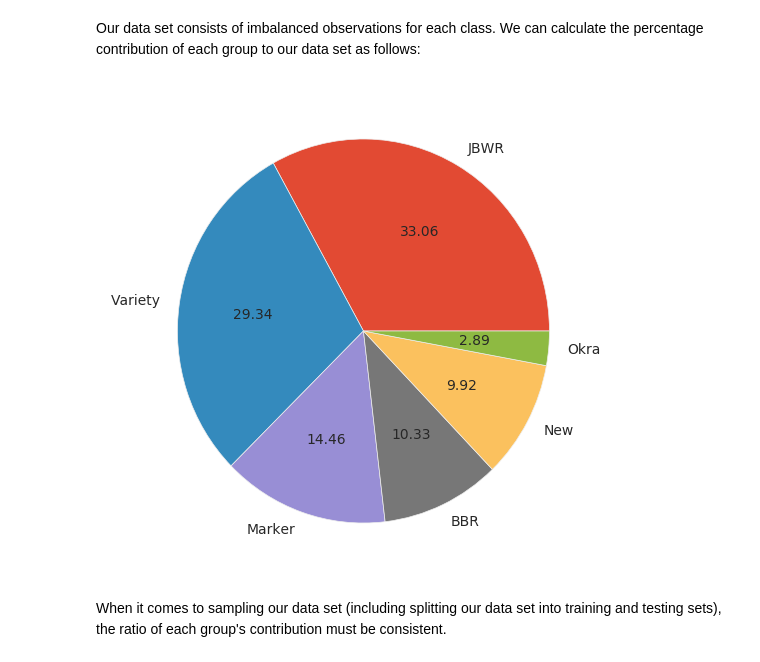
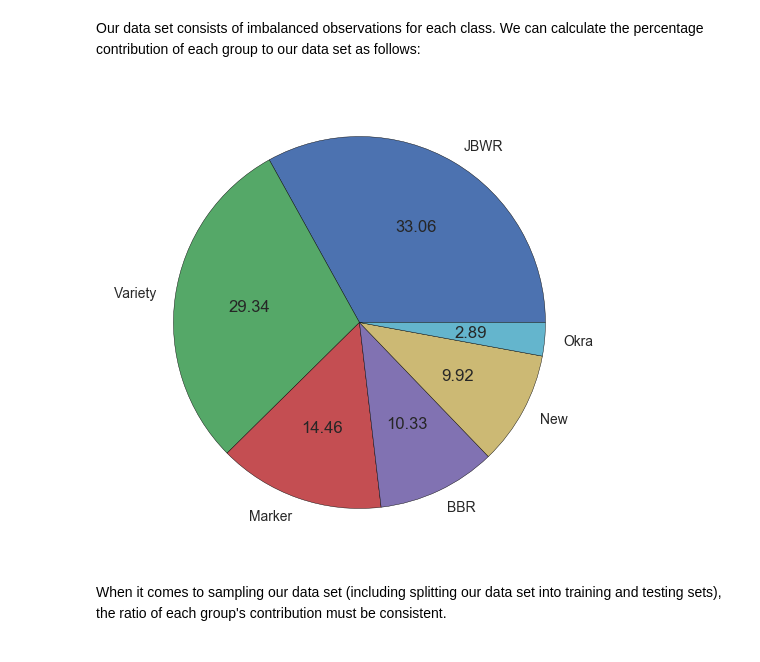
Before and after one commit to achillesrasquinha/brains-from-scratch, a Jupyter notebook: Brains from Scratch - Machine Learning for dummies.ipynb, the cells around one changed output. Saved outputs shown, nothing was run; the diff lists cells and outputs as text; code cells hidden in the pictures.

```diff
--- a/Brains from Scratch - Machine Learning for dummies.ipynb
+++ b/Brains from Scratch - Machine Learning for dummies.ipynb
@@ -1404,0 +1401,2 @@ df   = pd.read_csv(path)
+# %%
+df = load_cotton()
@@ -1485,3 +1481,0 @@ from fancyimpute  import *
-# %%
-df.fillna(df.mean(), inplace = True) # for numeric data only
-df.sample(nsamples)
@@ -1493,0 +1519,4 @@ df.sample(nsamples)
+# %%
+imputer = Imputer()
+df      = imputer.fit_transform(df)
+df.sample(nsamples)
@@ -1552,17 +1596,14 @@ Argh! Plotting all our observations seem to overlap curves of some groups. Andre
 nobservations = 20
 # %% [markdown]
 Our data set consists of imbalanced observations for each class. We can calculate the percentage contribution of each group to our data set as follows:
-# %%
-import matplotlib.pyplot as plt
-plt.style.use('ggplot') # better looking plots
 # %%
-frame = ((df['Group'].value_counts() / len(df)) * 100)
+frame = (df['Group'].value_counts() / len(df)) * 100
 frame.plot.pie(autopct = "%.2f", figsize = (6, 6))
 
 plt.axis('off')
 plt.show()
 # %% [output]
-[figure, old version]
+[figure, new version]
 # %% [markdown]
 When it comes to sampling our data set (including splitting our data set into training and testing sets), the ratio of each group's contribution must be consistent.
 # %%
```
Also changed, not shown: parts of 44 cells of this notebook.
